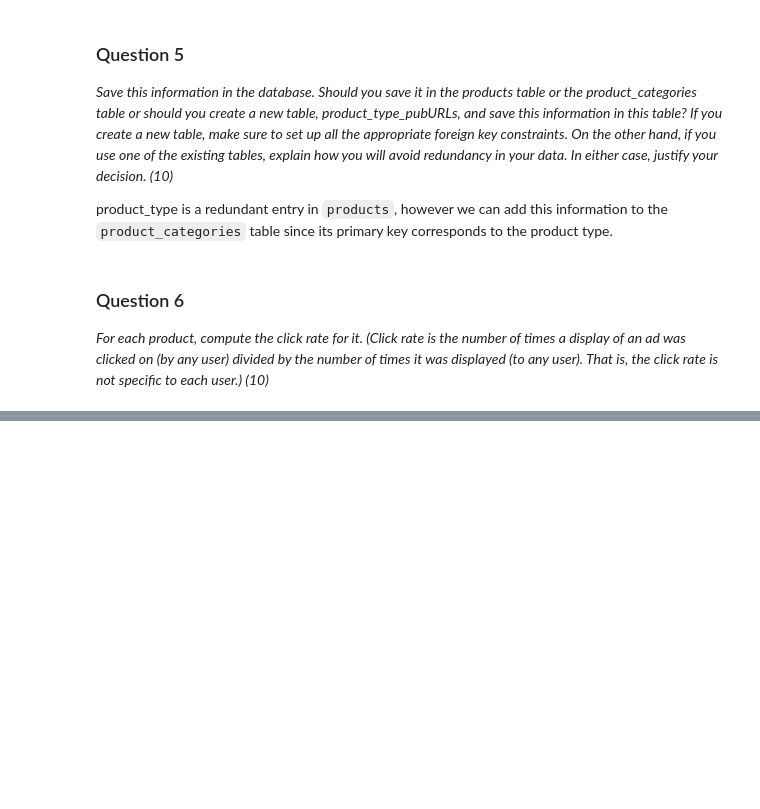
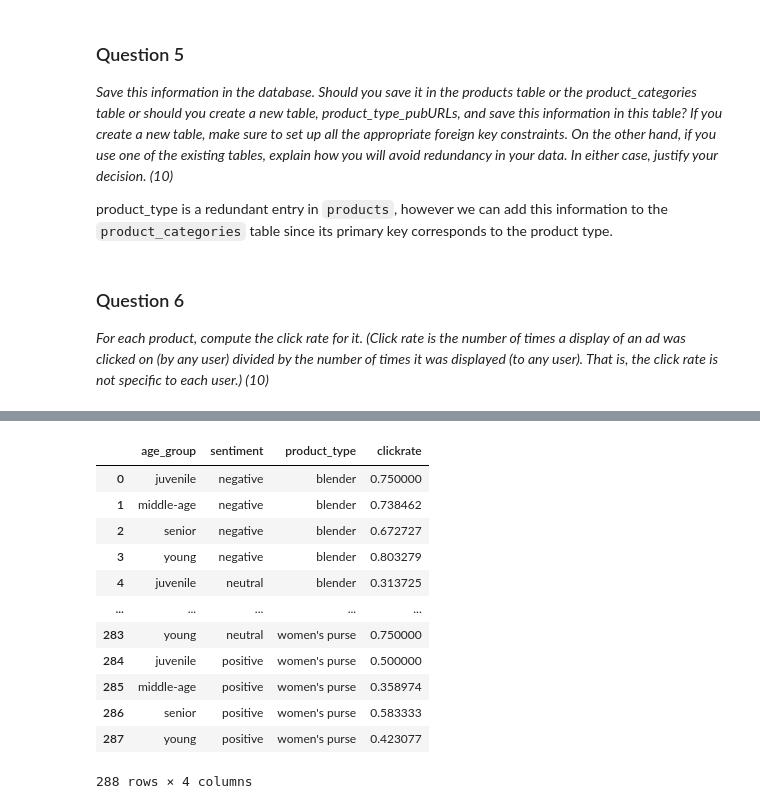
Before and after one commit to ntolley/data1050_project, a Jupyter notebook: notebooks/data1050_project.ipynb, the cells around one changed output, grey strips where cells are left out. Drawn from its saved outputs; the diff is of its cells as text; code cells hidden in the pictures; blank space fills up the shorter version.

```diff
--- a/notebooks/data1050_project.ipynb
+++ b/notebooks/data1050_project.ipynb
@@ -300,0 +427,16 @@ product_clickrate
+# %%
+type_sentiment_agegroup_clickrate
+# %% [output]
+|  | age_group | sentiment | product_type | clickrate |
+| 0 | juvenile | negative | blender | 0.750000 |
+| 1 | middle-age | negative | blender | 0.738462 |
+| 2 | senior | negative | blender | 0.672727 |
+| 3 | young | negative | blender | 0.803279 |
+| 4 | juvenile | neutral | blender | 0.313725 |
+| ... | ... | ... | ... | ... |
+| 283 | young | neutral | women's purse | 0.750000 |
+| 284 | juvenile | positive | women's purse | 0.500000 |
+| 285 | middle-age | positive | women's purse | 0.358974 |
+| 286 | senior | positive | women's purse | 0.583333 |
+| 287 | young | positive | women's purse | 0.423077 |
+288 rows × 4 columns
```
Also changed, not shown: parts of 19 cells of this notebook.
